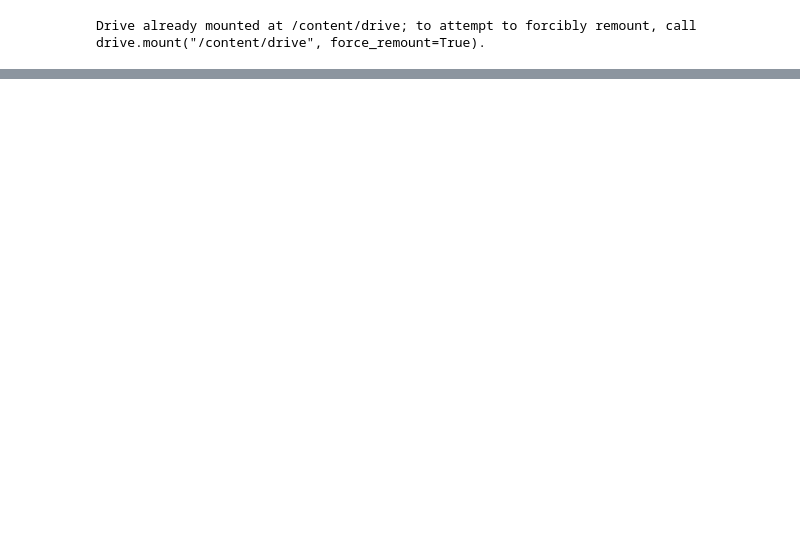
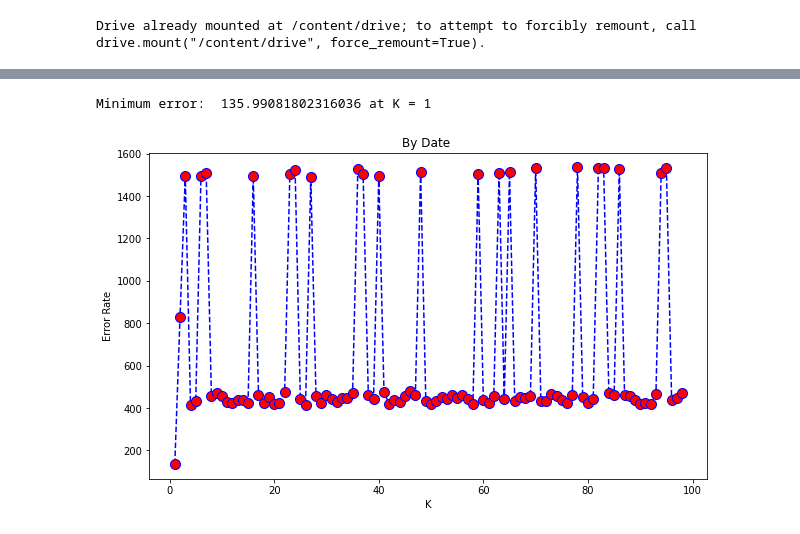
Before and after one commit to pengyk/COMP551, a Jupyter notebook: Copy_of_Copy_of_mini_project1.ipynb, the cells around one changed output, grey strips where cells are left out. Cells and saved outputs as stored; diff of their text form; code cells hidden in the pictures; blank space fills up the shorter version.

```diff
--- a/Copy_of_Copy_of_mini_project1.ipynb
+++ b/Copy_of_Copy_of_mini_project1.ipynb
@@ -452,0 +516,5 @@ Minimum error:  21738.179805006337 at depth level = 0
+# %%
+decisionTree_classifier_correct(complete_df, "time")
+# %% [output]
+Minimum error:  135.99081802316036 at K = 1
+[figure, added]
```
Also changed, not shown: parts of 49 cells of this notebook.
